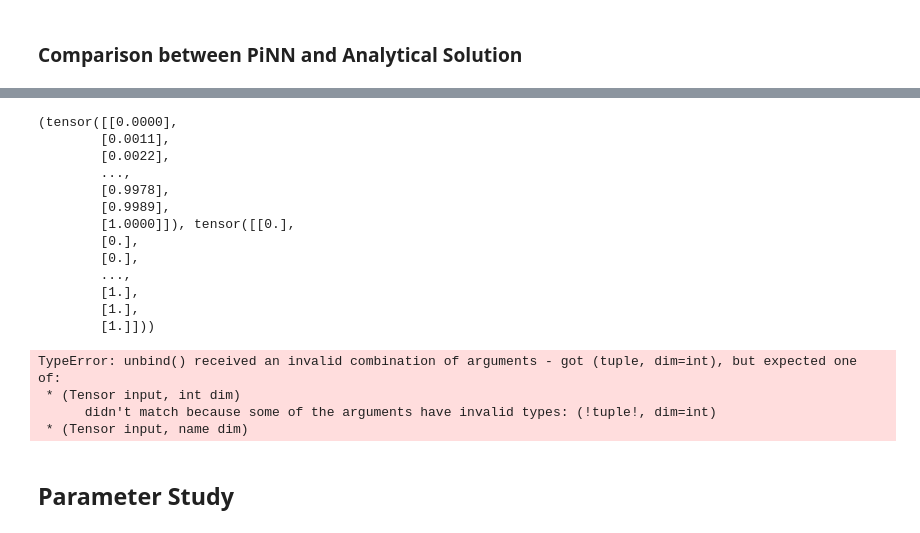
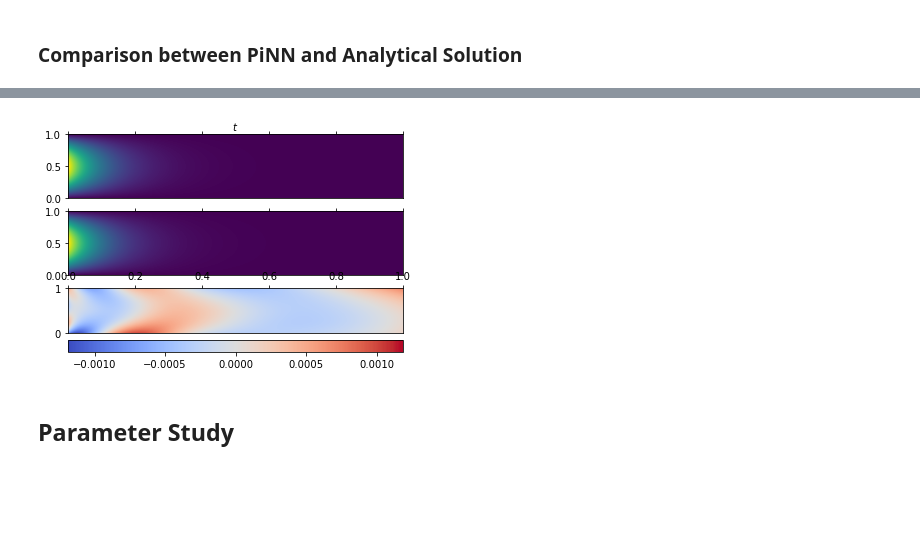
Before and after one commit to timzimm/CompSci, a Jupyter notebook: 02_neural_nets_on_pdes/src/diffusion_eq_via_pinn2.ipynb, the cells around one changed output, grey strips where cells are left out. Cells and saved outputs as stored; diff of their text form; code cells hidden in the pictures; blank space fills up the shorter version.

Commit message:
both the diffusion and eigenvector problem now use the PiNN class

```diff
--- a/02_neural_nets_on_pdes/src/diffusion_eq_via_pinn2.ipynb
+++ b/02_neural_nets_on_pdes/src/diffusion_eq_via_pinn2.ipynb
@@ -20,23 +20,25 @@ torch.set_default_dtype(torch.float64)
 # %% [markdown]
 ### 1D Diffusion Equation
 # %%
-# Functions below specify the initial boundary value problem alongside its analytic solution
+# Functions below specify the initial boundary value problem (in terms of its residuals/deviations) alongside its analytic solution
 
 def unpack_sample(xt):
     return xt[:,0].reshape(-1,1), xt[:,-1].reshape(-1,1)
 
-def u0(x, t):
-    return torch.sin(torch.pi * x)
+def u0(u, x, t):
+    return u - torch.sin(torch.pi * x), torch.zeros_like(u)
 
 def dirichlet_bc(u, x, t):
-    return torch.zeros_like(x)
+    return u, torch.zeros_like(u)
 
 def diffusion_equation(u, x, t):
     u_t = derivative(u, t)
     u_x = derivative(u, x)
     u_xx = derivative(u_x, x)
 
-    return u_xx - u_t
+    return u_xx - u_t, torch.zeros_like(u)
+diffusion_equation.domain_dim=2
+diffusion_equation.target_dim=1
 
 def u_analytical(x, t):
     return np.sin(np.pi * x) *np.exp(-(torch.pi)**2 * t)
@@ -100,7 +102,7 @@ plt.show()
 # %% [markdown]
 ### Training of the Network
 # %%
-diffusion_nn = PiNN(diffusion_equation, dirichlet_bc, u0, verbose=True)
+diffusion_nn = PiNN(diffusion_equation, u0, dirichlet_bc, verbose=True)
 diffusion_nn.fit(X_train, None)
 # %% [output]
 ---------------------------Hyperparameters----------------------------
@@ -284,53 +136,35 @@ xx, tt = np.meshgrid(x,t)
 u_ana = u_analytical(xx,tt)
 xt = dstack_product(x,t)
 
-X_test = (torch.from_numpy(xt[:,0].reshape(-1,1)),torch.from_numpy(xt[:,1]).reshape(-1,1))
-#Dummy to satisfy the predictor API of project 1. y_test is never used in PiNN !
-y_test = torch.empty(xt.shape[0])
+X_test = torch.from_numpy(xt)
 u_net = diffusion_nn.predict(X_test).reshape(N_t, N_x)
 
 fig, ax = plt.subplots(nrows=3, sharex=True)
 
 for a in ax:
     a.xaxis.tick_top()
     a.xaxis.set_label_position('top')
 for tk in ax[0].get_xticklabels():
     tk.set_visible(True)
 for tk in ax[-1].get_xticklabels():
     tk.set_visible(True)
 
 ax[0].pcolormesh(tt,xx,u_ana)
 ax[1].pcolormesh(tt,xx,u_net)
 im = ax[2].pcolormesh(tt, xx, u_net-u_ana,
                       cmap="coolwarm",
                       norm=colors.CenteredNorm())
 
 divider = make_axes_locatable(ax[2])
 cax = divider.new_vertical(size="25%", pad=0.1, pack_start=True)
 fig.add_axes(cax)
 cax.set_xlabel(r"$u_\text{analytical} - u_{net}$")
 fig.colorbar(im, cax=cax, orientation="horizontal")
 
 ax[0].set_xlabel(r"$t$")
 plt.show()
 # %% [output]
-(tensor([[0.0000],
-        [0.0011],
-        [0.0022],
-        ...,
-        [0.9978],
-        [0.9989],
-        [1.0000]]), tensor([[0.],
-        [0.],
-        [0.],
-        ...,
-        [1.],
-        [1.],
-        [1.]]))
-TypeError: unbind() received an invalid combination of arguments - got (tuple, dim=int), but expected one of:
- * (Tensor input, int dim)
-      didn't match because some of the arguments have invalid types: (!tuple!, dim=int)
- * (Tensor input, name dim)
+[figure, added]
 # %% [markdown]
 ## Parameter Study
 # %%
```
Also changed, not shown: parts of 4 cells of this notebook, 2 other files.
